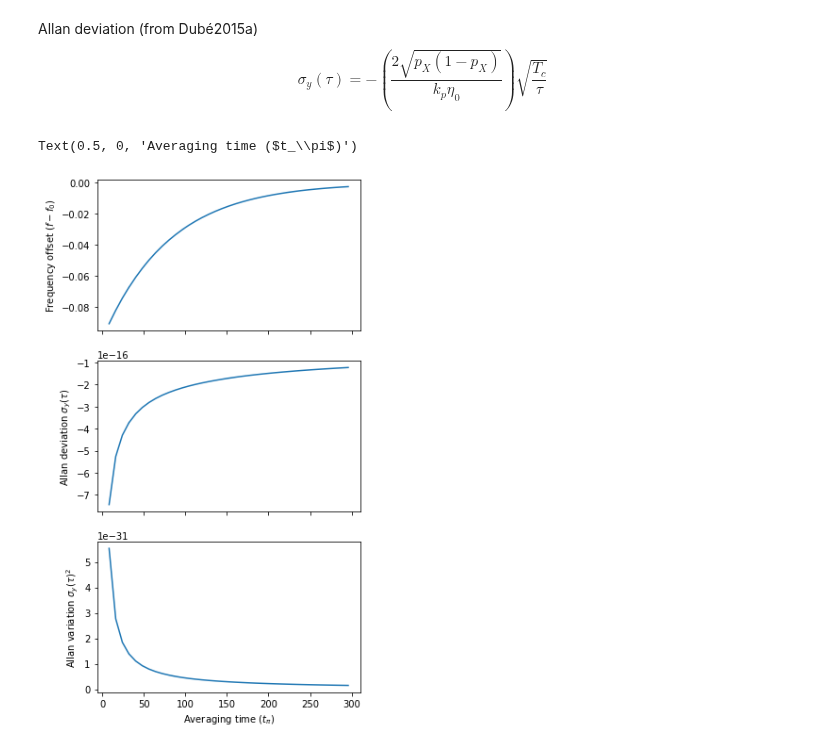
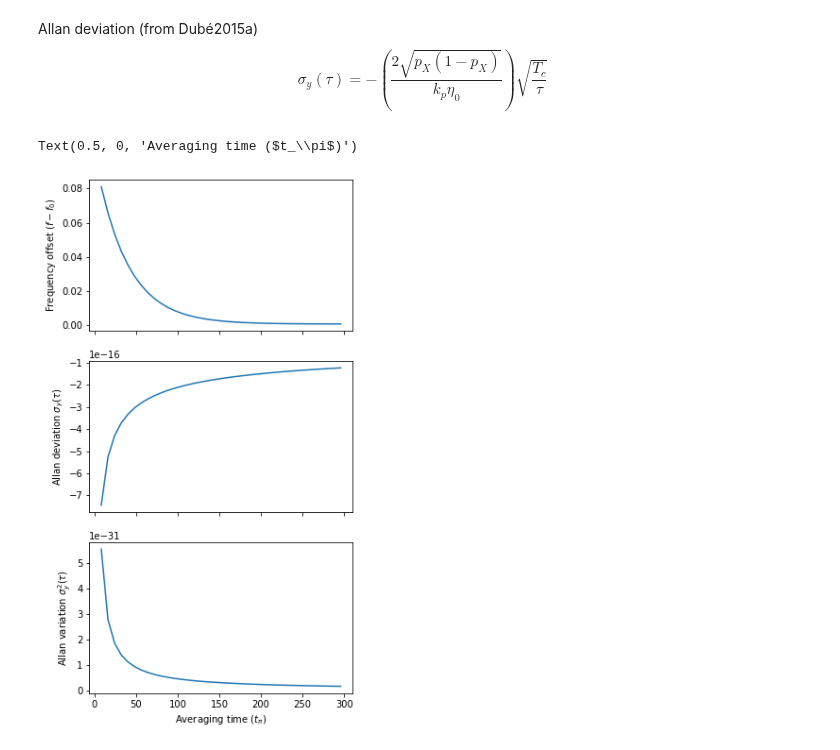
Before and after one commit to speug/srservosim, a Jupyter notebook: notebooks/servosimtests.ipynb, the cells around one changed output. Cells and saved outputs as stored; diff of their text form; code cells hidden in the pictures.

```diff
--- a/notebooks/servosimtests.ipynb
+++ b/notebooks/servosimtests.ipynb
@@ -89,35 +90,35 @@ def allan_deviation(p_X, k_p, T_c, tau):
 # %%
 # main simulation loop
 T_c = 8 # in tau_pis?
 max_tau = 300
 t = np.arange(start=T_c,stop=max_tau, step=T_c)
 etas = np.zeros(len(t))
 sigmas = np.zeros(len(t))
-initial_offset = -.1
+initial_offset = .1
 state_preparation = True
 tau_ls = 1 # t for lineshape
 d, step = np.linspace(-2, 2, 1000, retstep=True)
 without_offset = get_both_ps(d, lineshape, 10)
 k_p = slope(lineshape, without_offset['x_R'], 10) # which side of lineshape to use?
 p_X = 0.5 if state_preparation else 0.25
 g = -2 * p_X / k_p # gain
 f = initial_offset
-laser_drift_per_timestep = 0
+laser_drift_per_timestep = 20e-6 * 2 * np.pi
 for i in range(0, len(t)):
     tau = t[i]
     measurement = get_both_ps(d, lineshape, tau_ls, f) # do measurement
-    f = f + correction_signal(g, measurement) + laser_drift_per_timestep # correct frequency
+    f = f + correction_signal(2*g, measurement) + laser_drift_per_timestep # correct frequency
     etas[i] = f
     sigmas[i] = allan_deviation(p_X, k_p, T_c, tau)
 
 fig, ax = plt.subplots(nrows=3, ncols=1, sharex=True, figsize=(5, 10))
 ax[0].plot(t, etas)
 ax[0].set_ylabel(r"Frequency offset ($f-f_0$)")
 ax[1].plot(t, sigmas)
 ax[1].set_ylabel(r"Allan deviation $\sigma_y(\tau)$")
 ax[2].plot(t, np.square(sigmas))
-ax[2].set_ylabel(r"Allan variation $\sigma_y(\tau)^2$")
+ax[2].set_ylabel(r"Allan variation $\sigma_y^2(\tau)$")
 plt.xlabel(r'Averaging time ($t_\pi$)')
 # %% [output]
 Text(0.5, 0, 'Averaging time ($t_\\pi$)')
-[figure, old version]
+[figure, new version]
```
Also changed, not shown: parts of 7 cells of this notebook.
